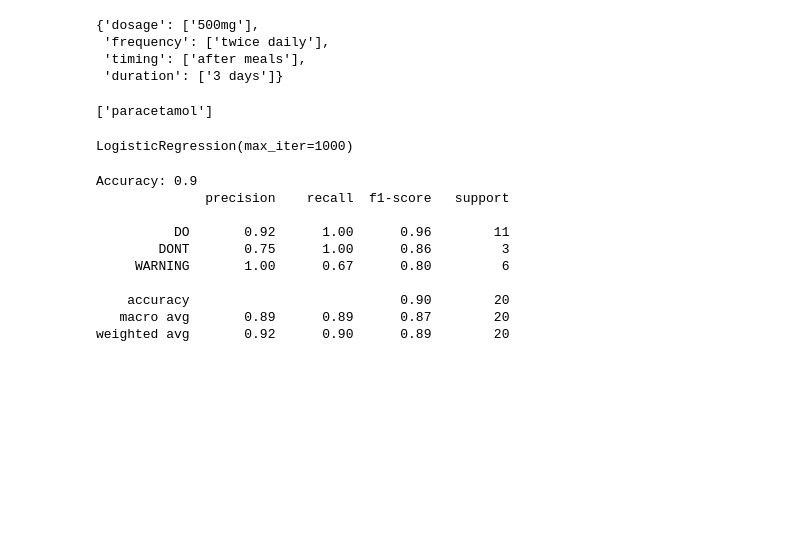
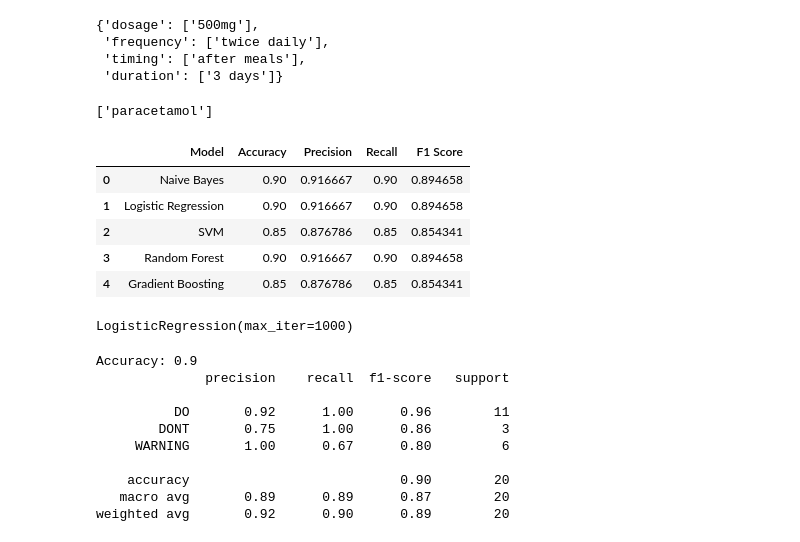
Before and after one commit to ramyadav17/DOCTOR_PRESCRIPTION_ANALYZER, a Jupyter notebook: Prescription_analyzer.ipynb, the cells around one changed output. Saved outputs shown, nothing was run; the diff lists cells and outputs as text; code cells hidden in the pictures; blank space fills up the shorter version.

```diff
--- a/Prescription_analyzer.ipynb
+++ b/Prescription_analyzer.ipynb
@@ -214,3 +216,5 @@ df.head()
+# %%
+df = pd.read_csv("prescription_final.csv")
 # %%
 df['extracted_info'].iloc[0]
 # %% [output]
@@ -239,6 +243,40 @@ vectorizer = TfidfVectorizer(
 
 X_train_vec = vectorizer.fit_transform(X_train)
 X_test_vec = vectorizer.transform(X_test)
+# %%
+from sklearn.linear_model import LogisticRegression
+from sklearn.svm import LinearSVC
+from sklearn.ensemble import RandomForestClassifier, GradientBoostingClassifier
+from sklearn.naive_bayes import MultinomialNB
+
+all_models={
+    "Naive Bayes":MultinomialNB(),
+    "Logistic Regression":LogisticRegression(max_iter=1000),
+    "SVM":LinearSVC(),
+    "Random Forest":RandomForestClassifier(),
+    "Gradient Boosting":GradientBoostingClassifier()}
+# %%
+from sklearn.metrics import precision_score, recall_score, f1_score, accuracy_score
+
+results=[]
+for name, model_instance in all_models.items():
+  model_instance.fit(X_train_vec,y_train)
+  y_pred=model_instance.predict(X_test_vec)
+  accuracy=accuracy_score(y_test,y_pred)
+  precision=precision_score(y_test,y_pred, average='weighted')
+  recall=recall_score(y_test,y_pred, average='weighted')
+  f1=f1_score(y_test,y_pred, average='weighted')
+  results.append([name,accuracy,precision,recall,f1])
+# %%
+results_df=pd.DataFrame(results,columns=['Model','Accuracy','Precision','Recall','F1 Score'])
+results_df
+# %% [output]
+|  | Model | Accuracy | Precision | Recall | F1 Score |
+| 0 | Naive Bayes | 0.90 | 0.916667 | 0.90 | 0.894658 |
+| 1 | Logistic Regression | 0.90 | 0.916667 | 0.90 | 0.894658 |
+| 2 | SVM | 0.85 | 0.876786 | 0.85 | 0.854341 |
+| 3 | Random Forest | 0.90 | 0.916667 | 0.90 | 0.894658 |
+| 4 | Gradient Boosting | 0.85 | 0.876786 | 0.85 | 0.854341 |
 # %%
 from sklearn.linear_model import LogisticRegression
 model = LogisticRegression(max_iter=1000)
```
Also changed, not shown: parts of 11 cells of this notebook.
